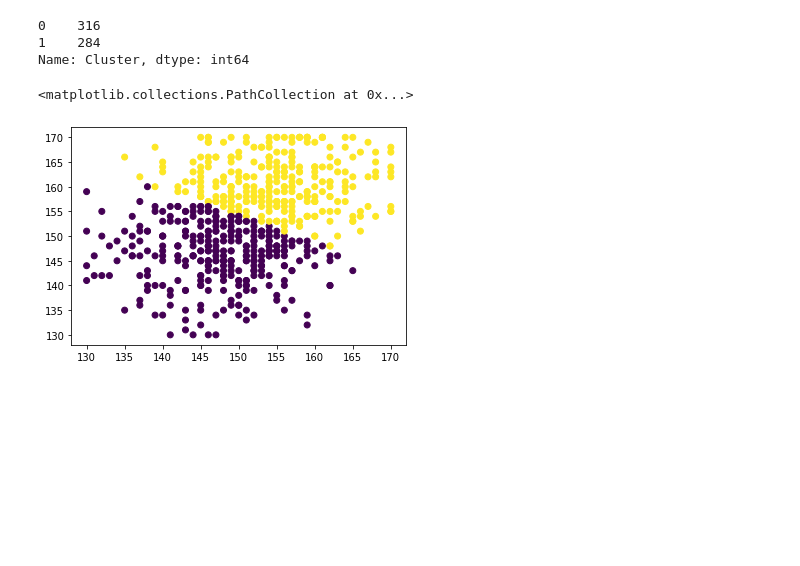
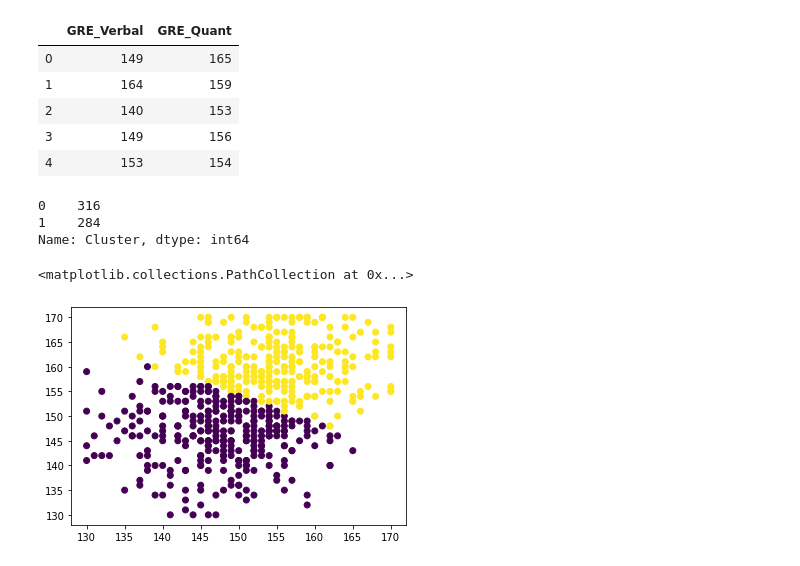
Before and after one commit to jakobschoeffer/fair-ranking, a Jupyter notebook: scripts/labels_clustering.ipynb, the cells around one changed output. Cells and saved outputs as stored; diff of their text form; code cells hidden in the pictures; blank space fills up the shorter version.

```diff
--- a/scripts/labels_clustering.ipynb
+++ b/scripts/labels_clustering.ipynb
@@ -33,6 +42,15 @@ data_cluster = data.drop(['ID','Gender_M','Gender_F','Race_W','Race_B','Race_A']
 #Standardize the data
 #data_cluster['GRE_Verbal'] = ((data_cluster['GRE_Verbal']-data_cluster['GRE_Verbal'].mean())/data_cluster['GRE_Verbal'].std())
 #data_cluster['GRE_Quant'] = ((data_cluster['GRE_Quant']-data_cluster['GRE_Quant'].mean())/data_cluster['GRE_Quant'].std())
+# %%
+data_cluster.head()
+# %% [output]
+|  | GRE_Verbal | GRE_Quant |
+| 0 | 149 | 165 |
+| 1 | 164 | 159 |
+| 2 | 140 | 153 |
+| 3 | 149 | 156 |
+| 4 | 153 | 154 |
 # %%
 data_cluster_array = data_cluster.to_numpy()
 # %%
```
Also changed, not shown: parts of 1 cell of this notebook, 1 other file.
